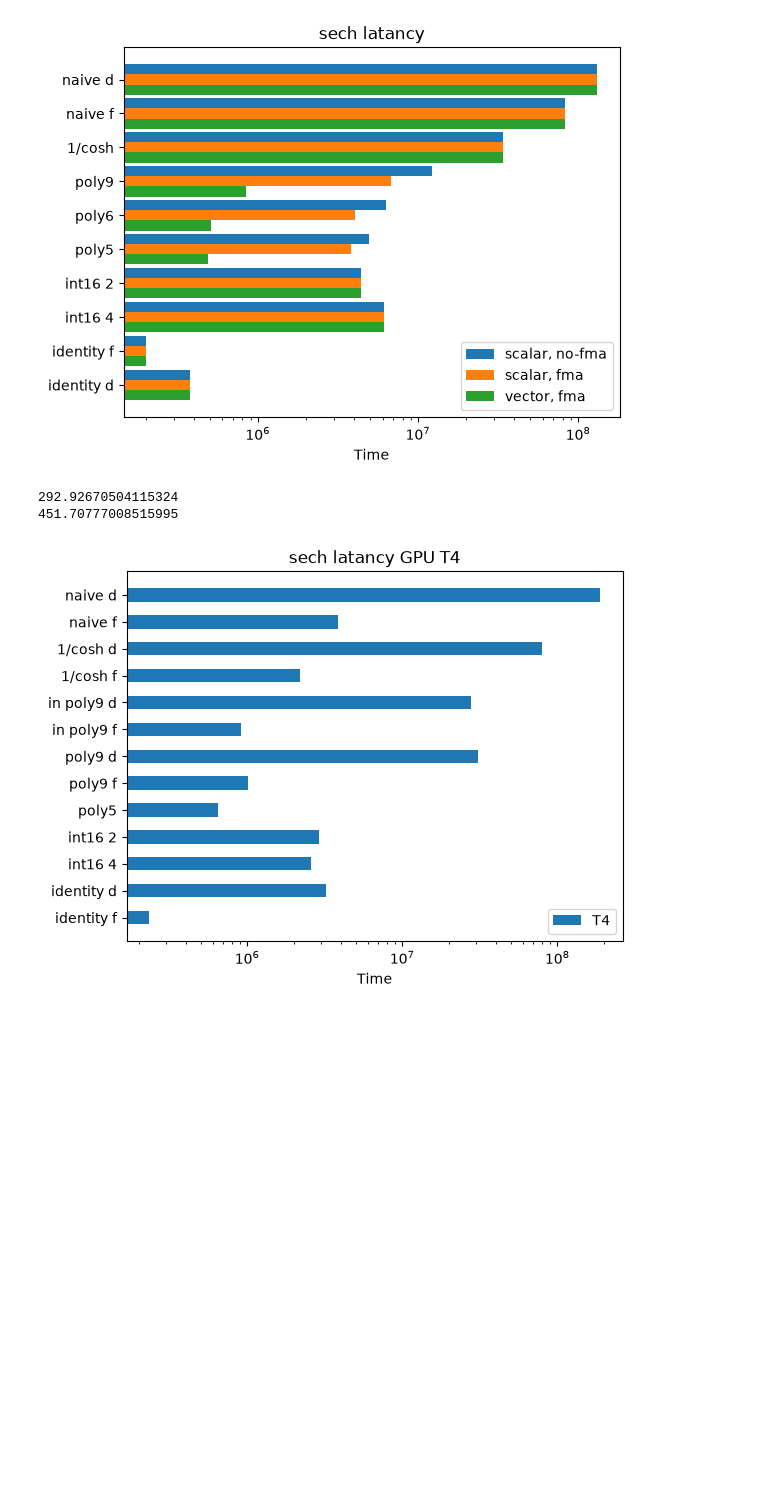
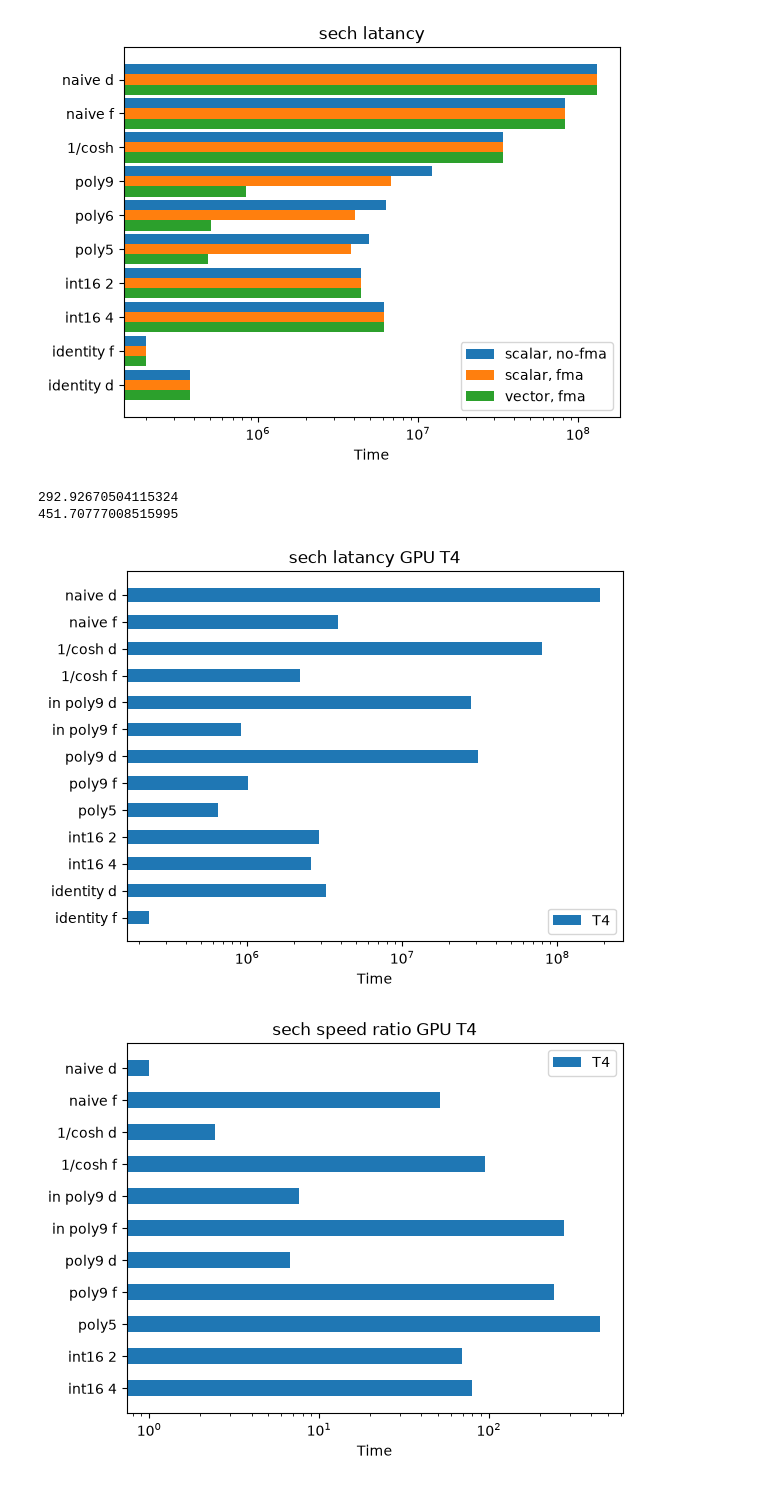
Before and after one commit to VinInn/pyTools, a Jupyter notebook: sechSpeed.ipynb, the cells around one changed output. Saved outputs shown, nothing was run; the diff lists cells and outputs as text; code cells hidden in the pictures; blank space fills up the shorter version.

Commit message:
add ratio

```diff
--- a/sechSpeed.ipynb
+++ b/sechSpeed.ipynb
@@ -61,25 +61,37 @@ plt.show()
 # %%
 
 sech = ('naive d','naive f', '1/cosh d', '1/cosh f', 'in poly9 d', 'in poly9 f', 'poly9 d', 'poly9 f', 'poly5','int16 2','int16 4', 'identity d','identity f' )
-gpuT4 = [188696939.,3859364.,79690390.,2202659.,27522589.,907770.,30560870.,1004350.,644178.,2905233.,2561280.,3208112.,233539.]
+gpuT4 = np.array([188696939.,3859364.,79690390.,2202659.,27522589.,907770.,30560870.,1004350.,644178.,2905233.,2561280.,3208112.,233539.])
 
 print(gpuT4[0]/gpuT4[8])
 print((gpuT4[0]-gpuT4[11])/(gpuT4[8]-gpuT4[12]))
 
 x = np.arange(len(sech))  # the label locations
 width = 0.5  # the width of a bar
 
 fig, ax = plt.subplots()
 ax.barh(x, gpuT4, width, align='center', label='T4')
 ax.yaxis.set_inverted(True)  # arrange data from top to bottom
 plt.xscale("log")
 ax.set_yticks(x,sech)
 ax.set_xlabel('Time')
 ax.set_title('sech latancy GPU T4')
 ax.legend()
+plt.show()
 
+id = np.array([3208112.,233539.,3208112.,233539.,3208112.,233539.,3208112.,233539.,233539.,233539.,233539.,3208112.,233539.])
+
+fig, ax = plt.subplots()
+ax.barh(x[0:11], (gpuT4[0]-id[0])/(gpuT4-id)[0:11], width, align='center', label='T4')
+ax.yaxis.set_inverted(True)  # arrange data from top to bottom
+plt.xscale("log")
+ax.set_yticks(x[0:11],sech[0:11])
+ax.set_xlabel('Time')
+ax.set_title('sech speed ratio GPU T4')
+ax.legend()
 plt.show()
 # %% [output]
 292.92670504115324
 451.70777008515995
 [figure]
+[figure, added]
```
